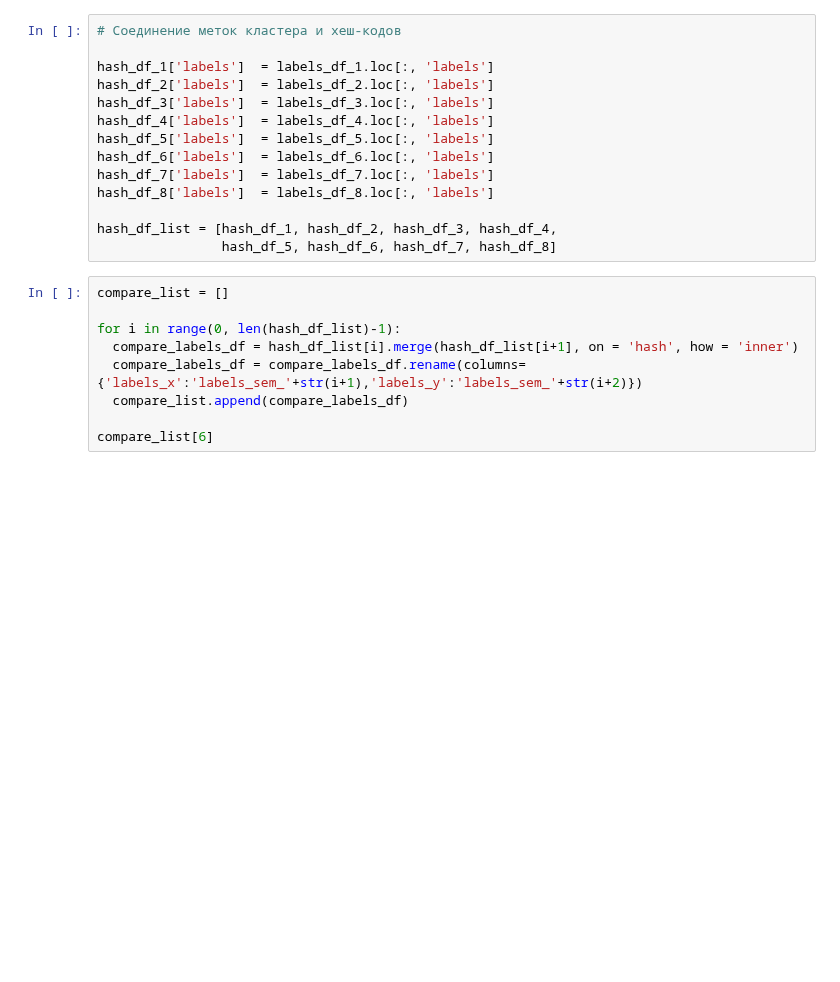
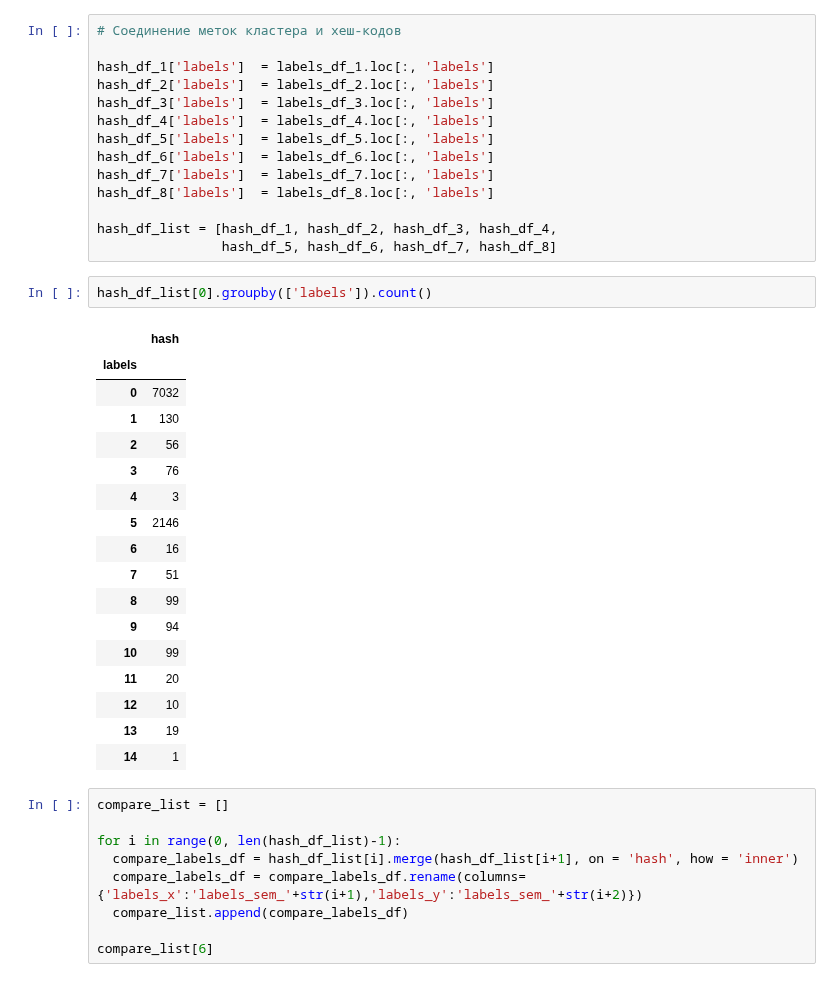
Before and after one commit to Maksimka9/clustering, a Jupyter notebook: main.ipynb, the cells around one changed output. Drawn from its saved outputs; the diff is of its cells as text; blank space fills up the shorter version.

```diff
--- a/main.ipynb
+++ b/main.ipynb
@@ -296,6 +296,26 @@ hash_df_8['labels']  = labels_df_8.loc[:, 'labels']
 
 hash_df_list = [hash_df_1, hash_df_2, hash_df_3, hash_df_4,
                 hash_df_5, hash_df_6, hash_df_7, hash_df_8]
+# %%
+hash_df_list[0].groupby(['labels']).count()
+# %% [output]
+|  | hash |
+| labels |  |
+| 0 | 7032 |
+| 1 | 130 |
+| 2 | 56 |
+| 3 | 76 |
+| 4 | 3 |
+| 5 | 2146 |
+| 6 | 16 |
+| 7 | 51 |
+| 8 | 99 |
+| 9 | 94 |
+| 10 | 99 |
+| 11 | 20 |
+| 12 | 10 |
+| 13 | 19 |
+| 14 | 1 |
 # %%
 compare_list = []
 
```
Also changed, not shown: parts of 4 cells of this notebook.
